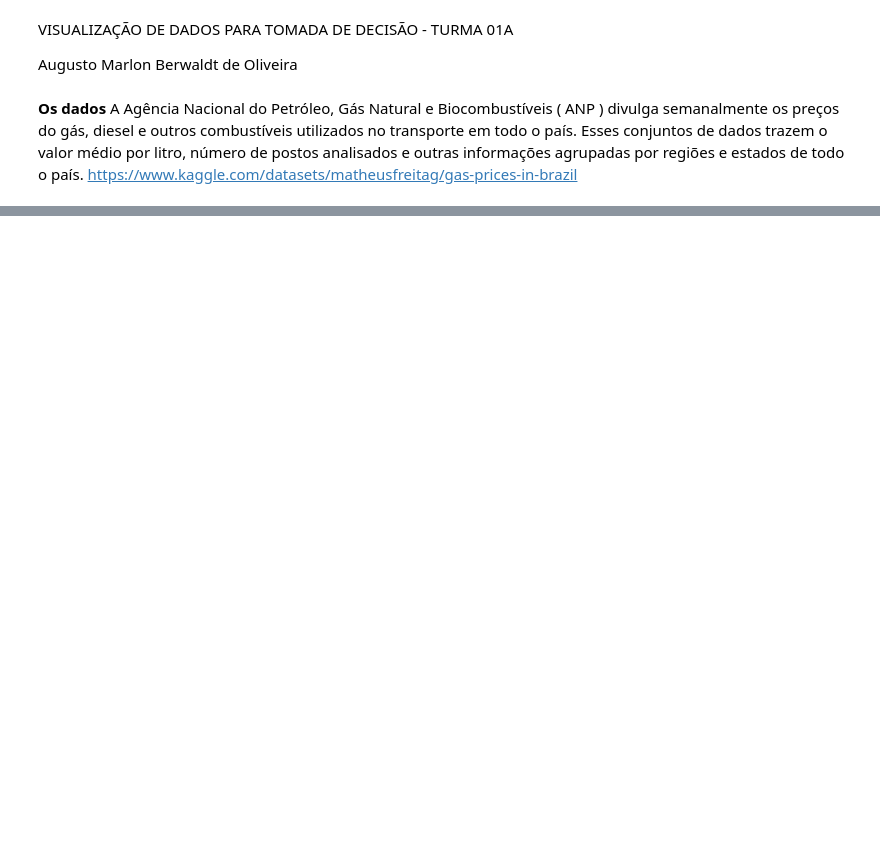
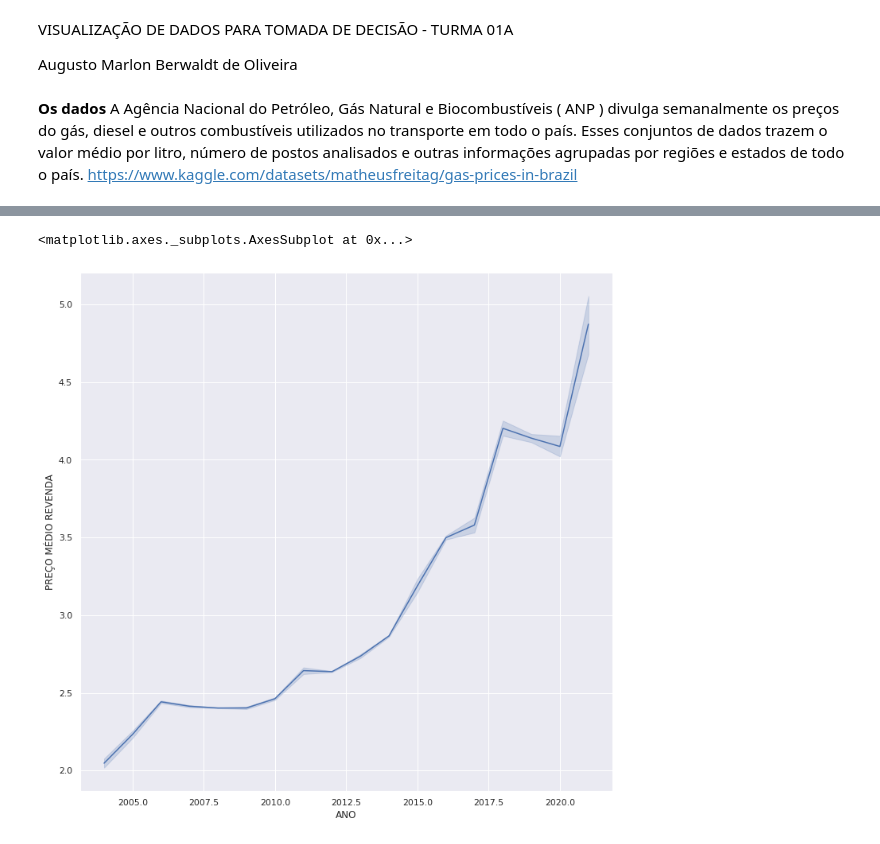
Before and after one commit to augustoberwaldt/mackenzie, a Jupyter notebook: Analise_de_dados_tarefa3_visualizacao_de_dados.ipynb, the cells around one changed output, grey strips where cells are left out. Cells and saved outputs as stored; diff of their text form; code cells hidden in the pictures; blank space fills up the shorter version.

```diff
--- a/Analise_de_dados_tarefa3_visualizacao_de_dados.ipynb
+++ b/Analise_de_dados_tarefa3_visualizacao_de_dados.ipynb
@@ -50,0 +69,10 @@ df.describe(include='all')
+# %%
+df['ANO'] = pd.DatetimeIndex(df['DATA INICIAL']).year
+df_precos = df.query('ESTADO == "SAO PAULO" and PRODUTO == "GASOLINA COMUM"')
+#plt.plot(df_precos['DATA INICIAL'], df_precos['PREÇO MÉDIO REVENDA'])
+
+plt.figure(figsize=(12,12))
+sns.lineplot(data=df_precos, x='ANO', y='PREÇO MÉDIO REVENDA')
+# %% [output]
+<matplotlib.axes._subplots.AxesSubplot at 0x...>
+[figure, added]
```
Also changed, not shown: parts of 4 cells of this notebook.
